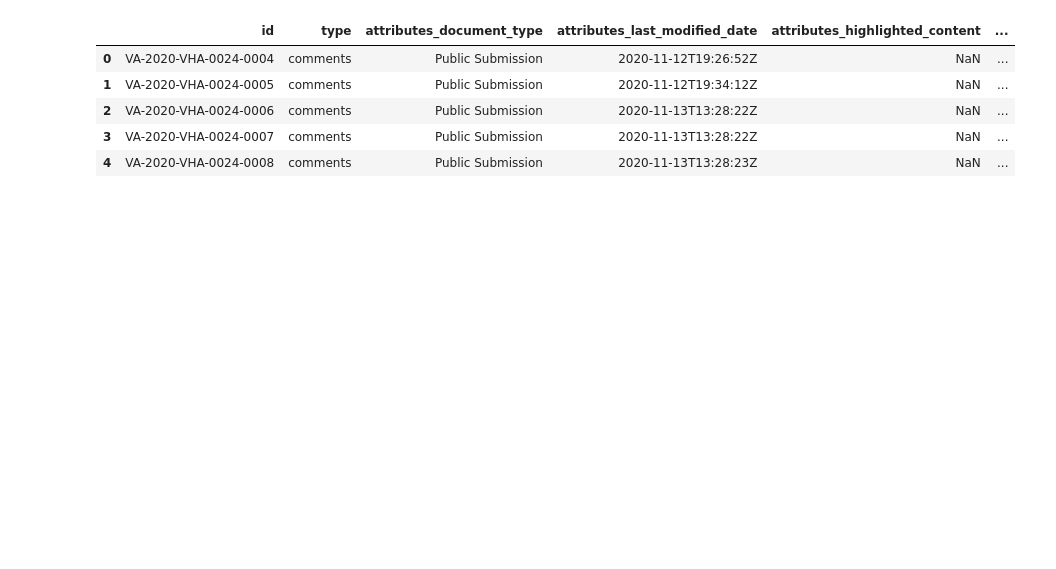
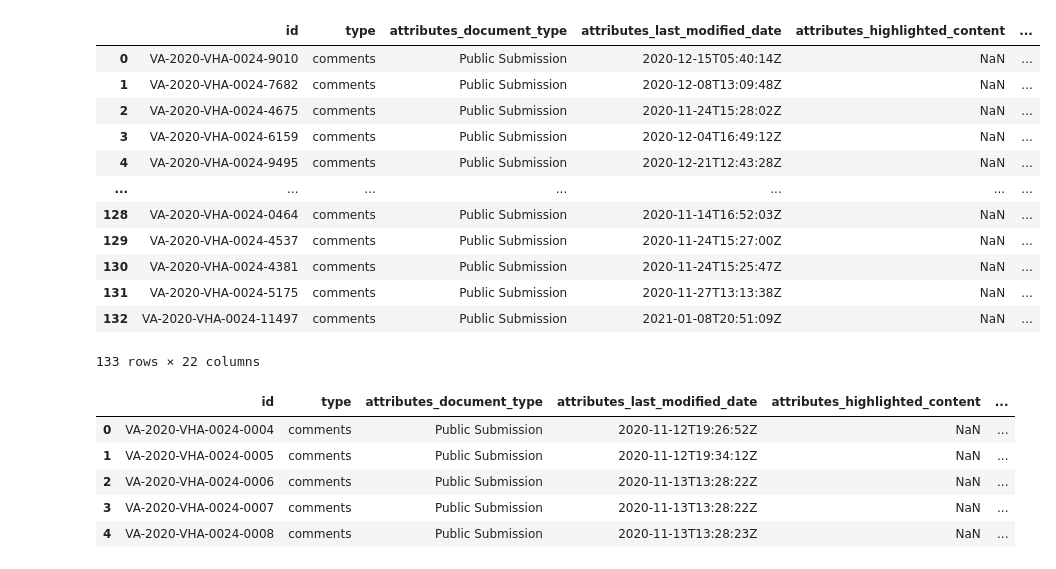
Before and after one commit to papagorgio23/msds_capstone, a Jupyter notebook: dev/dev_notebook.ipynb, the cells around one changed output. Drawn from its saved outputs; the diff is of its cells as text; code cells hidden in the pictures; blank space fills up the shorter version.

```diff
--- a/dev/dev_notebook.ipynb
+++ b/dev/dev_notebook.ipynb
@@ -6,5 +11,22 @@ from sklearn.metrics.pairwise import cosine_similarity
 # %%
 df = pd.read_csv('../data/public_comments.csv')
+df_133 = pd.read_csv('../data/public_comments_133.csv')
+# %%
+df_133
+# %% [output]
+|  | id | type | attributes_document_type | attributes_last_modified_date | attributes_highlighted_content | ... |
+| 0 | VA-2020-VHA-0024-9010 | comments | Public Submission | 2020-12-15T05:40:14Z | NaN | ... |
+| 1 | VA-2020-VHA-0024-7682 | comments | Public Submission | 2020-12-08T13:09:48Z | NaN | ... |
+| 2 | VA-2020-VHA-0024-4675 | comments | Public Submission | 2020-11-24T15:28:02Z | NaN | ... |
+| 3 | VA-2020-VHA-0024-6159 | comments | Public Submission | 2020-12-04T16:49:12Z | NaN | ... |
+| 4 | VA-2020-VHA-0024-9495 | comments | Public Submission | 2020-12-21T12:43:28Z | NaN | ... |
+| ... | ... | ... | ... | ... | ... | ... |
+| 128 | VA-2020-VHA-0024-0464 | comments | Public Submission | 2020-11-14T16:52:03Z | NaN | ... |
+| 129 | VA-2020-VHA-0024-4537 | comments | Public Submission | 2020-11-24T15:27:00Z | NaN | ... |
+| 130 | VA-2020-VHA-0024-4381 | comments | Public Submission | 2020-11-24T15:25:47Z | NaN | ... |
+| 131 | VA-2020-VHA-0024-5175 | comments | Public Submission | 2020-11-27T13:13:38Z | NaN | ... |
+| 132 | VA-2020-VHA-0024-11497 | comments | Public Submission | 2021-01-08T20:51:09Z | NaN | ... |
+133 rows × 22 columns
 # %%
 df.head()
 # %% [output]
```
Also changed, not shown: parts of 3 cells of this notebook.
